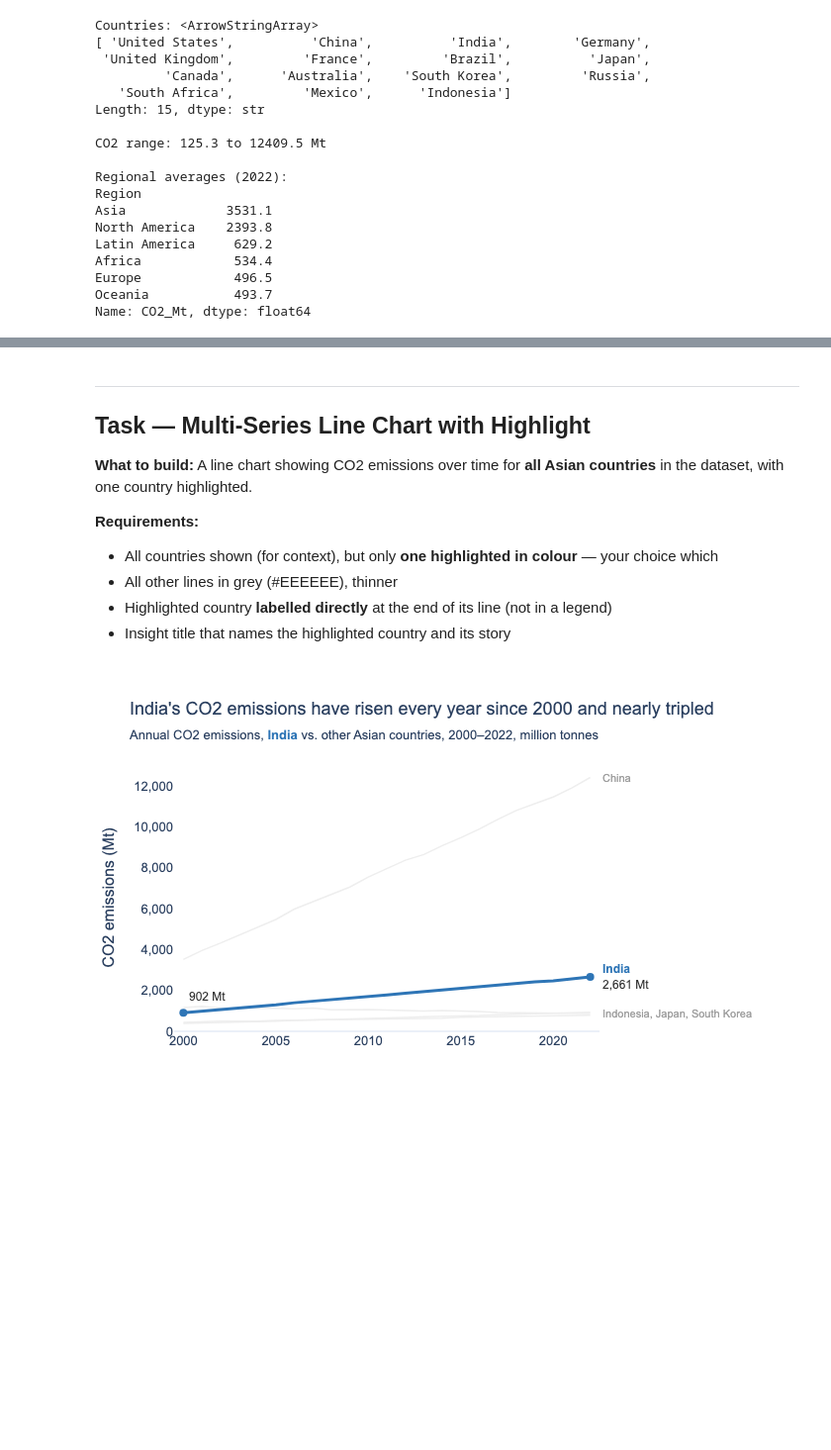
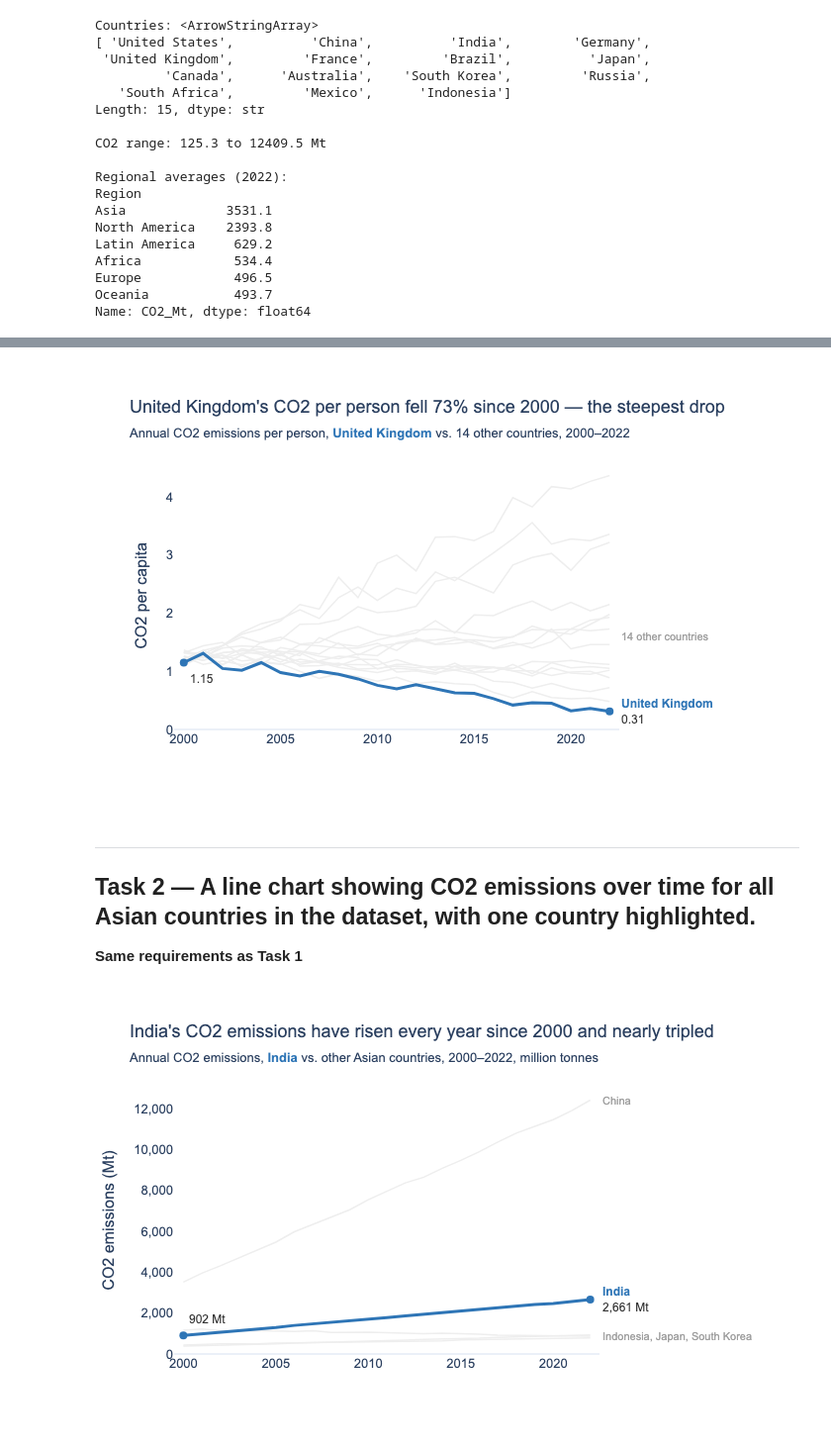
Before and after one commit to VanishJr/dataviz-exercises-ivan-logutov, a Jupyter notebook: week03/lecture03_exercise.ipynb, the cells around one changed output, grey strips where cells are left out. Shown at 99% size. Saved outputs shown, nothing was run; the diff lists cells and outputs as text; code cells hidden in the pictures; blank space fills up the shorter version.

Commit message:
feat: add lecture 03 charts

```diff
--- a/week03/lecture03_exercise.ipynb
+++ b/week03/lecture03_exercise.ipynb
@@ -59,12 +68,75 @@ Name: CO2_Mt, dtype: float64
+# %%
+# Task 1 — CO2 per capita, all countries
+highlight = 'United Kingdom'
+data = df.sort_values('Year')
+others = sorted(c for c in data['Country'].unique() if c != highlight)
+
+trend = data[data['Country'] == highlight]
+start, end = trend.iloc[0], trend.iloc[-1]
+change = end['CO2_per_capita'] / start['CO2_per_capita'] - 1
+latest = data[data['Year'] == data['Year'].max()].set_index('Country')['CO2_per_capita']
+
+fig = px.line(
+    data_frame=data,
+    x='Year', y='CO2_per_capita',
+    color='Country',
+    category_orders={'Country': others + [highlight]},
+    color_discrete_map={**{c: '#EEEEEE' for c in others}, highlight: '#2E75B6'},
+    labels={'CO2_per_capita': 'CO2 per capita', 'Year': ''},
+    template='plotly_white',
+    height=450
+)
+
+fig.update_traces(line=dict(width=1.5), showlegend=False)
+fig.update_traces(line=dict(width=3), selector=dict(name=highlight))
+
+fig.add_scatter(
+    x=[start['Year'], end['Year']], y=[start['CO2_per_capita'], end['CO2_per_capita']],
+    mode='markers', marker=dict(color='#2E75B6', size=8),
+    hoverinfo='skip', showlegend=False
+)
+
+fig.add_annotation(
+    x=start['Year'], y=start['CO2_per_capita'], xanchor='left', xshift=4, yshift=-16,
+    text=f"{start['CO2_per_capita']:.2f}",
+    showarrow=False,
+    font=dict(size=12, color='#333333')
+)
+
+fig.add_annotation(
+    x=end['Year'], y=end['CO2_per_capita'], xanchor='left', xshift=10,
+    text=f"<span style='color:#2E75B6'><b>{highlight}</b></span><br>{end['CO2_per_capita']:.2f}",
+    showarrow=False, align='left',
+    font=dict(size=12, color='#333333')
+)
+
+fig.add_annotation(
+    x=end['Year'], y=latest[others].median(), xanchor='left', xshift=10,
+    text=f'{len(others)} other countries',
+    showarrow=False, align='left',
+    font=dict(size=11, color='#9E9E9E')
+)
+
+fig.update_layout(
+    title=dict(
+        text=f"{highlight}'s CO2 per person fell {abs(change):.0%} since {start['Year']} — the steepest drop",
+        subtitle=dict(text=(
+            f"Annual CO2 emissions per person, <span style='color:#2E75B6'><b>{highlight}</b></span> vs. "
+            f"{len(others)} other countries, {start['Year']}–{end['Year']}"
+        ))
+    ),
+    font=dict(family='Arial', size=13),
+    xaxis=dict(showgrid=False, dtick=5, range=[start['Year'] - 0.5, end['Year'] + 0.5]),
+    yaxis=dict(showgrid=False, rangemode='tozero'),
+    margin=dict(t=100, r=170)
+)
+
+fig.show()
+# %% [output]
+[figure, added]
 # %% [markdown]
 ---
-## Task — Multi-Series Line Chart with Highlight
+## Task 2 — A line chart showing CO2 emissions over time for all Asian countries in the dataset, with one country highlighted.
 
-**What to build:** A line chart showing CO2 emissions over time for **all Asian countries** in the dataset, with one country highlighted.
-
-**Requirements:**
-- All countries shown (for context), but only **one highlighted in colour** — your choice which
-- All other lines in grey (#EEEEEE), thinner
-- Highlighted country **labelled directly** at the end of its line (not in a legend)
-- Insight title that names the highlighted country and its story
+**Same requirements as Task 1**
 # %%
```
Also changed, not shown: parts of 2 cells of this notebook.
